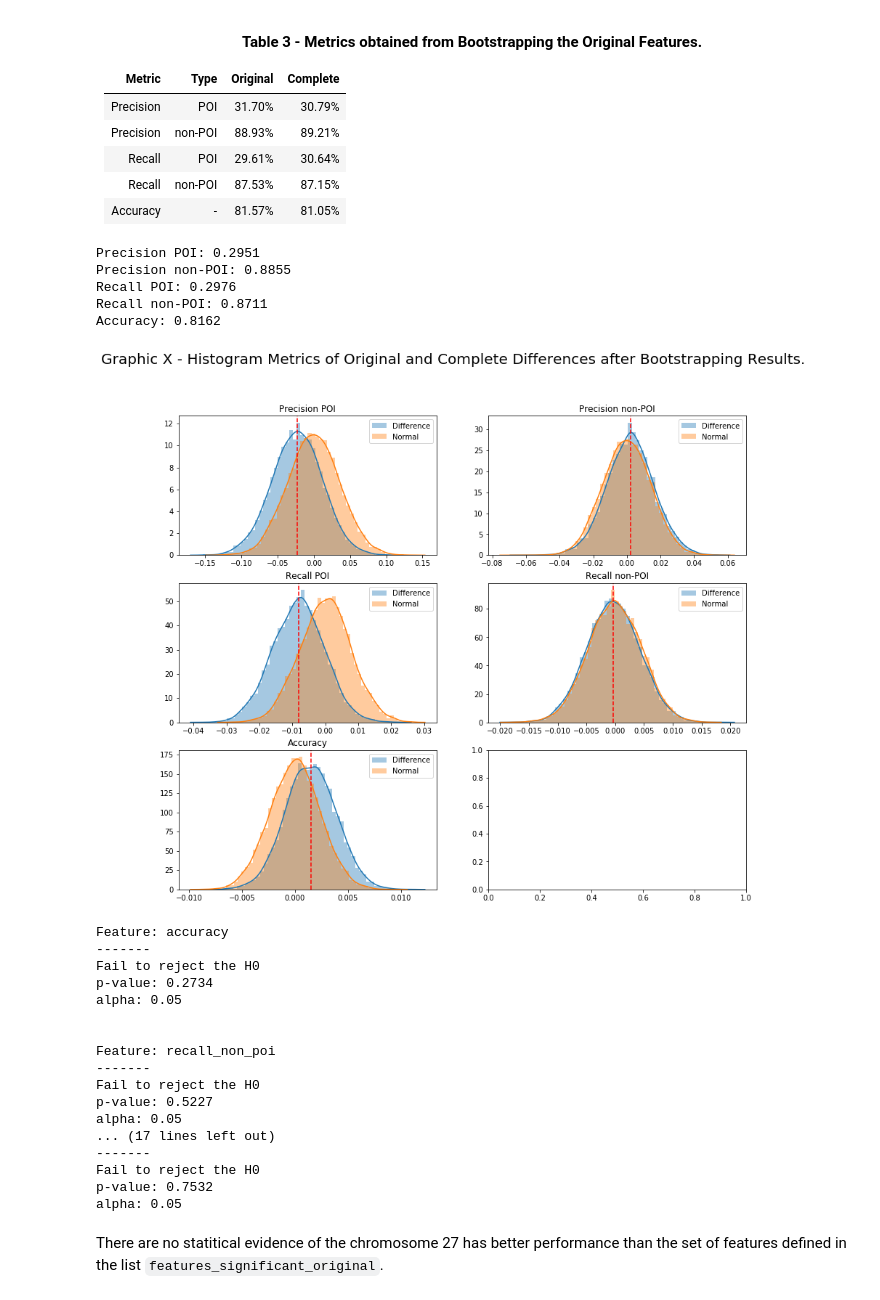
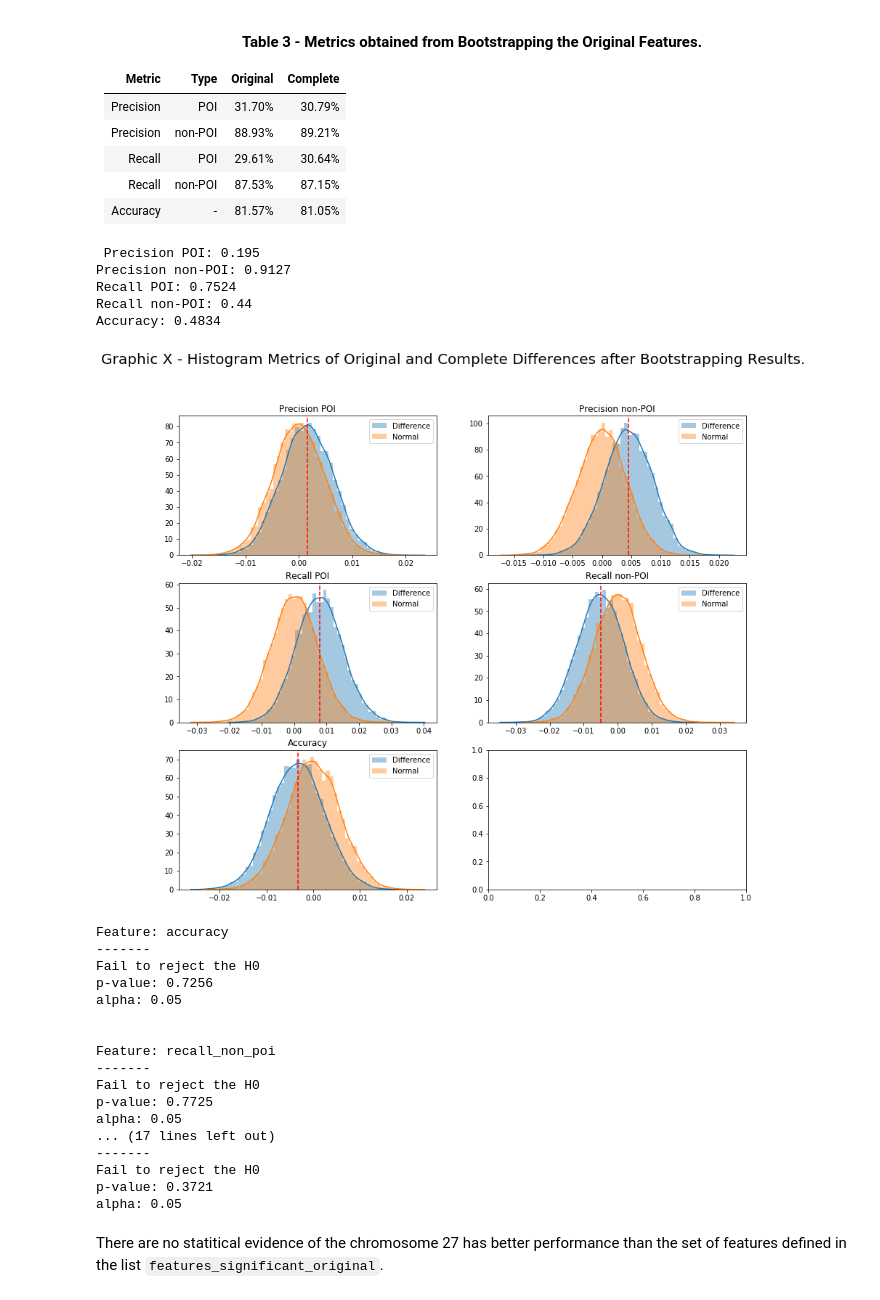
Before and after one commit to AndersonUyekita/ND111_data_science_foundations_02, a Jupyter notebook: 05-Chapter05/00-Project_04/nd111_project_04.ipynb, the cells around one changed output. Saved outputs shown, nothing was run; the diff lists cells and outputs as text; code cells hidden in the pictures.

```diff
--- a/05-Chapter05/00-Project_04/nd111_project_04.ipynb
+++ b/05-Chapter05/00-Project_04/nd111_project_04.ipynb
@@ -2386,6 +2501,6 @@ df_metrics_complete.iloc[:,:6].query('accuracy > 0.97619').sort_values('qty_feat
 # %%
 # Solutions with the lowest number of features.
-complete_final = pop_complete.loc[:,[69, 70, 71, 72, 73]]
+complete_final = pop_complete.loc[:,[302, 62, 239, 356, 993, 69, 824, 317, 419]]
 
 # Adding index to be more understandable.
 complete_final.index = features_significant_complete[1:]
@@ -2582,8 +2671,16 @@ Using the dataframe output of `bootstrap_sample` the function `bootstraping` wil
 def bootstrapping(df, m_sample, n_sample):
     """
     """
+    # Time elapse
+    import time
+
+    # Track the begining.
+    t0 = time.time()
+
+    # List to store the results.
     bt_result = []
 
+    # Loop to calculate the average of n_samples.
     for index in range(m_sample):
         acc = df.sample(n_sample, replace = True).accuracy.mean()
         rec_poi = df.sample(n_sample, replace = True).recall_non_poi.mean()
@@ -2591,8 +2688,8 @@ def bootstrapping(df, m_sample, n_sample):
         prec_poi = df.sample(n_sample, replace = True).precision_non_poi.mean()
         prec_non_poi = df.sample(n_sample, replace = True).precision_poi.mean()
 
+        # Appending the averages in the list.
         bt_result.append(np.array([acc, rec_poi, rec_non_poi, prec_poi, prec_non_poi]))
-
 
     # Converting bt_result in DataFrame.
     bt_result = pd.DataFrame(bt_result,
@@ -2601,6 +2698,10 @@ def bootstrapping(df, m_sample, n_sample):
                                         'recall_poi',
                                         'precision_non_poi',
                                         'precision_poi'])
+
+    print "Bootstrapping Duration:", round((time.time() - t0)/60.0, 2), "minutes."
+
+    # Returning DataFrame.
     return bt_result
 # %% [markdown]
 #### 3.4.5.1. Bootstrapping the Original Features.
@@ -2630,9 +2731,17 @@ features_significant_original
  'from_poi_to_this_person',
  'other']
 # %%
+# Reproducibility
+np.random.seed(42)
+
 # Creating the dataset of features and the vector of lables.
 lab_original, feat_original = wrapper_featureformatsplit(my_dataset = my_dataset,
                                                          features_list = features_significant_original)
 
+# Calculating the sample data.
+df_sample = bootstrap_sample(module = 'sss',
+                             feat = feat_original, lab = lab_original,
+                             n_sample = 500, n_splits = 3, classifier = 'gauss')
+
 # Bootstrapping.
-df_bt_original = bootstrapping(bootstrap_sample(200, feat_original, lab_original, 4, 'gauss'), 10000, 200)
+df_bt_original = bootstrapping(df = df_sample, m_sample = 15000, n_sample = 500)
@@ -2861,8 +2979,13 @@ As you can see, only `precision_poi` has on average better performance in Comple
 #### 3.4.5.3. Selected Features from NSGA2 only Original Features
 # %%
 # Creating the dataset of features and the vector of lables.
-lab_27, feat_27 = wrapper_featureformatsplit(my_dataset = my_dataset,
-                                                         features_list = ['poi'] + chromosome_27)
+lab_302, feat_302 = wrapper_featureformatsplit(my_dataset = my_dataset,
+                                                         features_list = ['poi'] + chromosome_302)
+
+# Calculating the sample data.
+df_sample = bootstrap_sample(module = 'sss',
+                             feat = feat_302, lab = lab_302,
+                             n_sample = 500, n_splits = 3, classifier = 'gauss')
 
 # Bootstrapping.
-df_bt_27 = bootstrapping(bootstrap_sample(200, feat_27, lab_27, 4, 'gauss'), 10000, 200)
+df_bt_302 = bootstrapping(df = df_sample, m_sample = 15000, n_sample = 500)
@@ -2882,42 +3007,42 @@ plot_hist_matrix(df_bt_27, 'Graphic X - Chromosome 27 Metrics after Bootstrappin
 |Accuracy|-|81.57%|81.05%|
 # %%
 # Printing the values fo confirm the table 1.
-print "Precision POI:", round(df_bt_27.precision_poi.mean(), 4)
-print "Precision non-POI:", round(df_bt_27.precision_non_poi.mean(), 4)
-print "Recall POI:", round(df_bt_27.recall_poi.mean(), 4)
-print "Recall non-POI:", round(df_bt_27.recall_non_poi.mean(), 4)
-print "Accuracy:", round(df_bt_27.accuracy.mean(), 4)
+print "Precision POI:", round(df_bt_302.precision_poi.mean(), 4)
+print "Precision non-POI:", round(df_bt_302.precision_non_poi.mean(), 4)
+print "Recall POI:", round(df_bt_302.recall_poi.mean(), 4)
+print "Recall non-POI:", round(df_bt_302.recall_non_poi.mean(), 4)
+print "Accuracy:", round(df_bt_302.accuracy.mean(), 4)
 # %% [output]
-Precision POI: 0.2951
-Precision non-POI: 0.8855
-Recall POI: 0.2976
-Recall non-POI: 0.8711
-Accuracy: 0.8162
+ Precision POI: 0.195
+Precision non-POI: 0.9127
+Recall POI: 0.7524
+Recall non-POI: 0.44
+Accuracy: 0.4834
 # %%
-plot_diff_hist_matrix(df_bt_27, df_bt_original,
+plot_diff_hist_matrix(df_bt_302, df_bt_original,
                       title = 'Graphic X - Histogram Metrics of Original and Complete Differences after Bootstrapping Results.')
 # %% [output]
-[figure, old version]
+[figure, new version]
 # %%
 for i in df_bt_complete.columns:
-    ab_testing(df_bt_27, df_bt_original, i)
+    ab_testing(df_bt_302, df_bt_original, i)
 # %% [output]
 Feature: accuracy
 -------
 Fail to reject the H0
-p-value: 0.2734
+p-value: 0.7256
 alpha: 0.05
 
 
 Feature: recall_non_poi
 -------
 Fail to reject the H0
-p-value: 0.5227
+p-value: 0.7725
 alpha: 0.05
 ... (17 lines left out)
 -------
 Fail to reject the H0
-p-value: 0.7532
+p-value: 0.3721
 alpha: 0.05
 # %% [markdown]
 There are no statitical evidence of the chromosome 27 has better performance than the set of features defined in the list `features_significant_original`.
```
Also changed, not shown: parts of 139 cells of this notebook, 1 other file.
